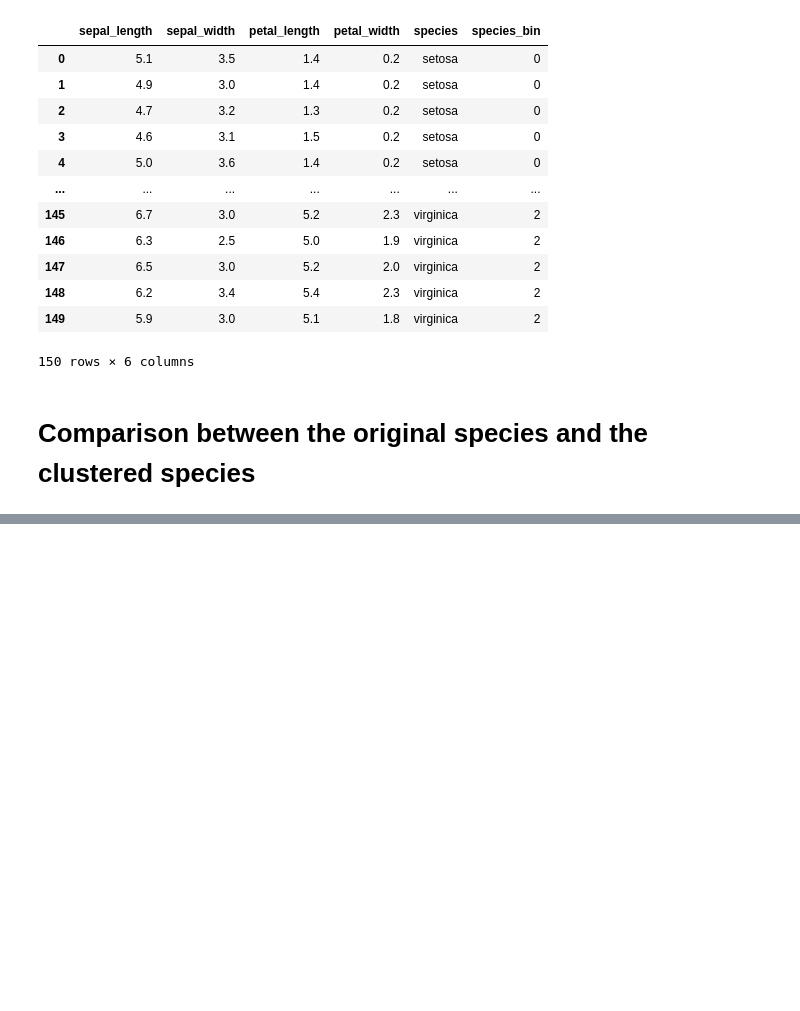
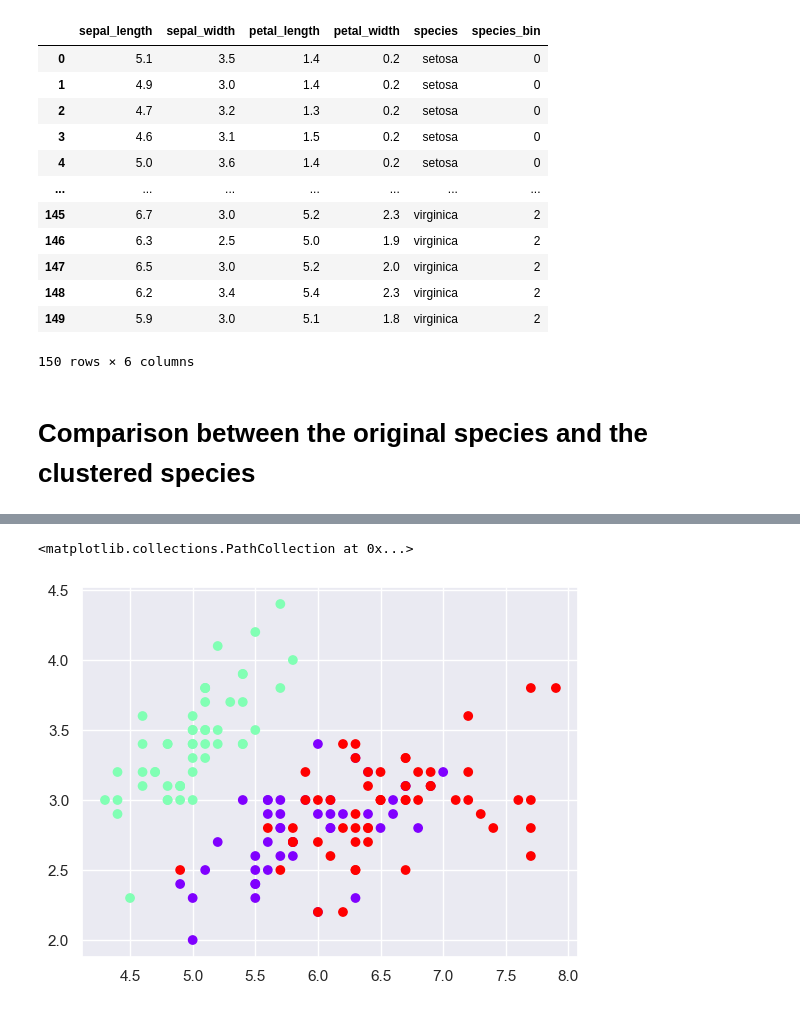
Before and after one commit to Mihaiudr/iris-kmeans-clustering, a Jupyter notebook: Cluster Analysis.ipynb, the cells around one changed output, grey strips where cells are left out. Cells and saved outputs as stored; diff of their text form; code cells hidden in the pictures; blank space fills up the shorter version.

```diff
--- a/Cluster Analysis.ipynb
+++ b/Cluster Analysis.ipynb
@@ -331,0 +395,8 @@ Text(0.5, 1.0, 'Clusters Kmeans')
+# %%
+from sklearn.mixture import GaussianMixture
+
+gmm = GaussianMixture(n_components=3, random_state=1)
+x_gmm = gmm.fit_predict(x_scaled)
+gmm_clusters=clusters_scaled.copy()
+gmm_clusters['GMM'] = x_gmm
+gmm_clusters
@@ -331,0 +417,5 @@ Text(0.5, 1.0, 'Clusters Kmeans')
+# %%
+plt.scatter(gmm_clusters['sepal_length'], gmm_clusters['sepal_width'], c=gmm_clusters['GMM'], cmap='rainbow')
+# %% [output]
+<matplotlib.collections.PathCollection at 0x...>
+[figure, added]
```
Also changed, not shown: parts of 40 cells of this notebook.
